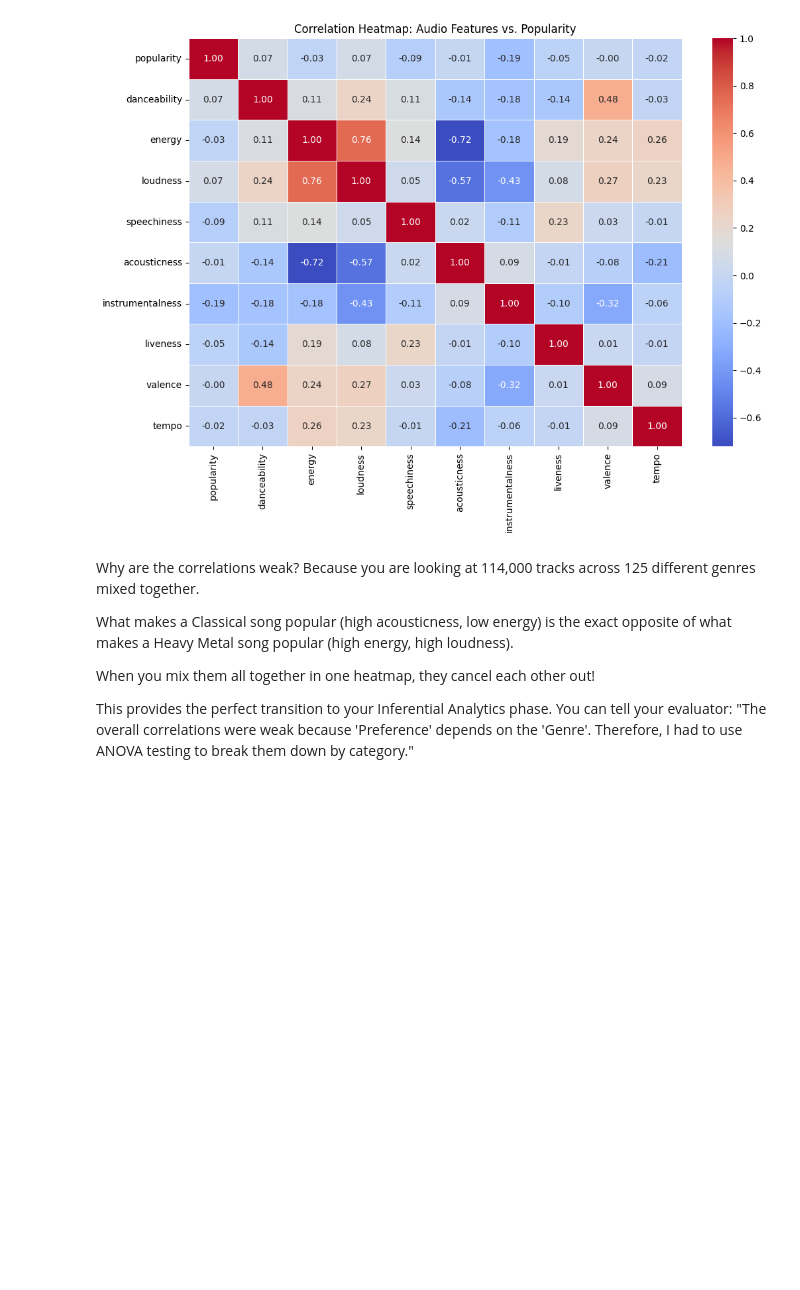
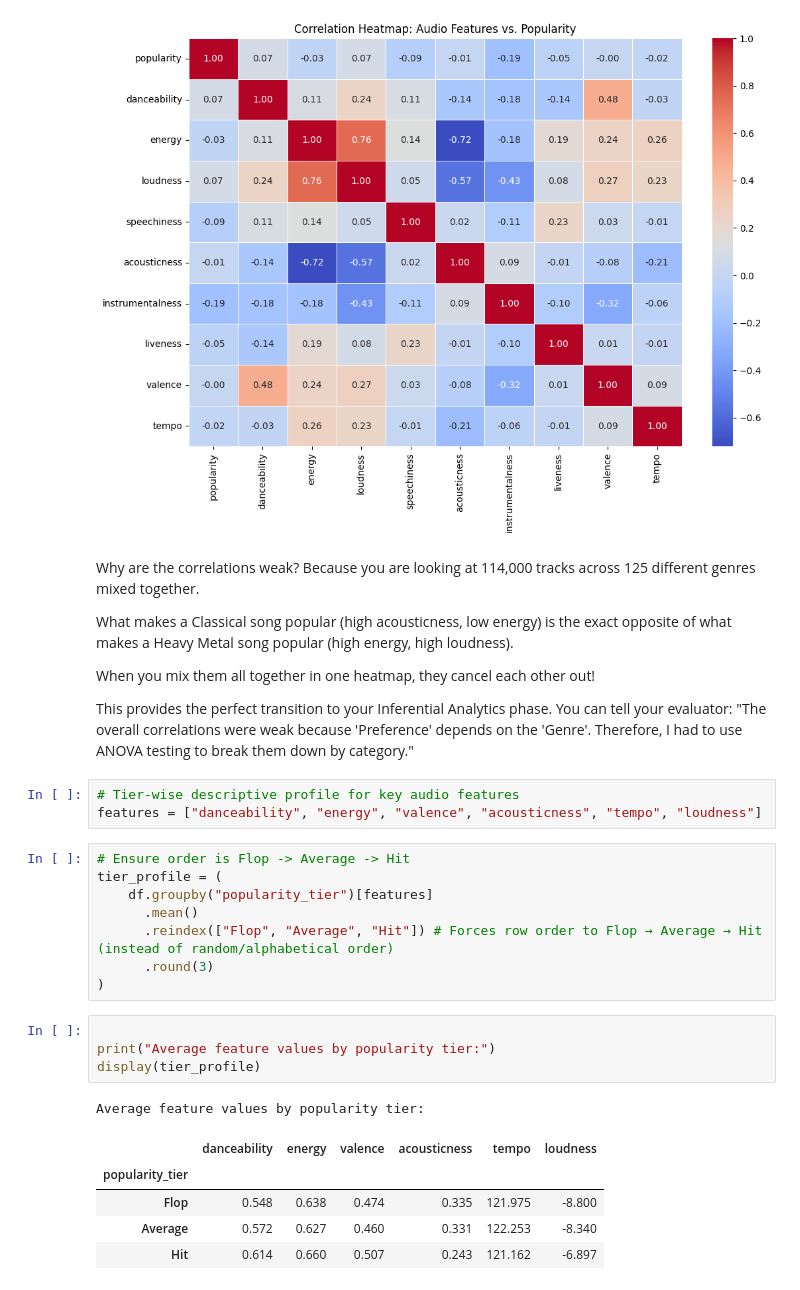
Before and after one commit to AhmedHuzaifa2001/TPSM_Project, a Jupyter notebook: descriptive_analysis.ipynb, the cells around one changed output. Cells and saved outputs as stored; diff of their text form; blank space fills up the shorter version.

```diff
--- a/descriptive_analysis.ipynb
+++ b/descriptive_analysis.ipynb
@@ -105,3 +105,25 @@ What makes a Classical song popular (high acousticness, low energy) is the exact
 When you mix them all together in one heatmap, they cancel each other out!
 
 This provides the perfect transition to your Inferential Analytics phase. You can tell your evaluator: "The overall correlations were weak because 'Preference' depends on the 'Genre'. Therefore, I had to use ANOVA testing to break them down by category."
+# %%
+# Tier-wise descriptive profile for key audio features
+features = ["danceability", "energy", "valence", "acousticness", "tempo", "loudness"]
+# %%
+# Ensure order is Flop -> Average -> Hit
+tier_profile = (
+    df.groupby("popularity_tier")[features]
+      .mean()
+      .reindex(["Flop", "Average", "Hit"]) # Forces row order to Flop → Average → Hit (instead of random/alphabetical order)
+      .round(3)
+)
+# %%
+
+print("Average feature values by popularity tier:")
+display(tier_profile)
+# %% [output]
+Average feature values by popularity tier:
+|  | danceability | energy | valence | acousticness | tempo | loudness |
+| popularity_tier |  |  |  |  |  |  |
+| Flop | 0.548 | 0.638 | 0.474 | 0.335 | 121.975 | -8.800 |
+| Average | 0.572 | 0.627 | 0.460 | 0.331 | 122.253 | -8.340 |
+| Hit | 0.614 | 0.660 | 0.507 | 0.243 | 121.162 | -6.897 |
```
Also changed, not shown: parts of 6 cells of this notebook.
